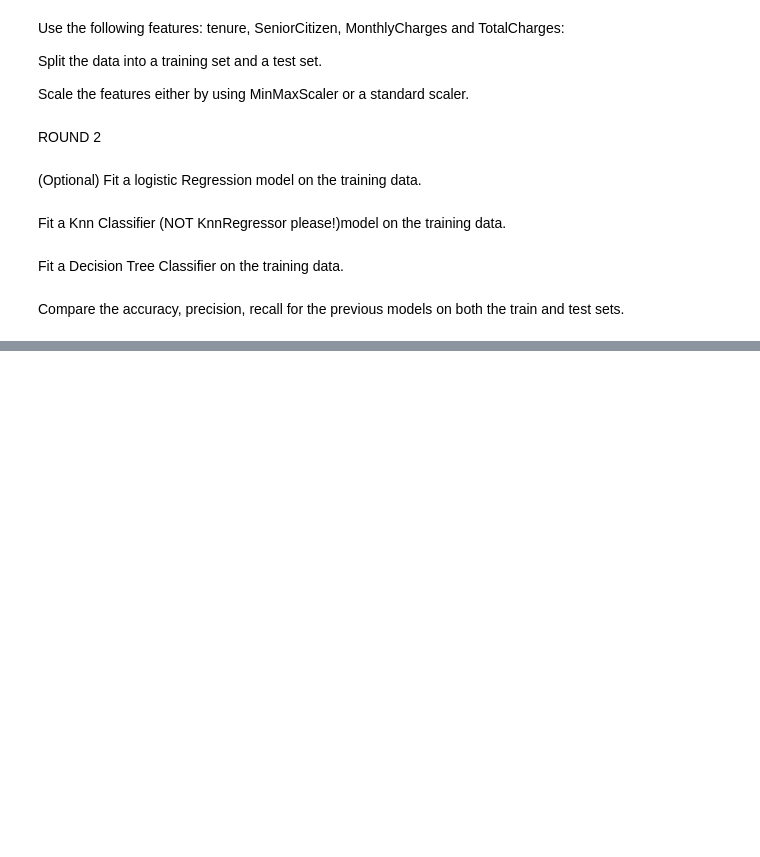
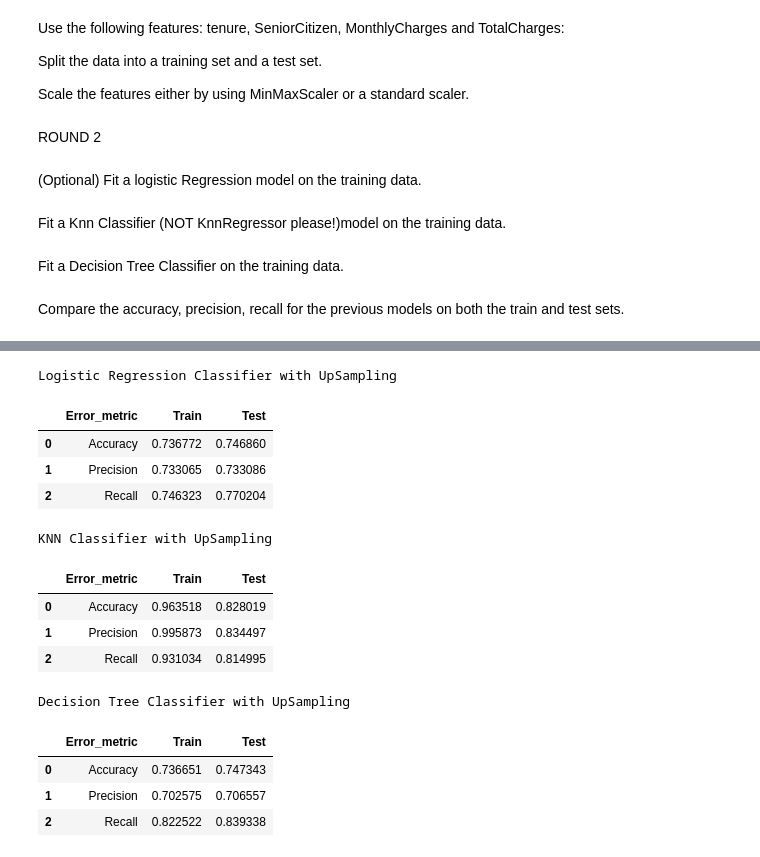
Before and after one commit to JonathonClegg/DAFT_0116, a Jupyter notebook: module_3/LAB Imbalanced Classification Task/main.ipynb, the cells around one changed output, grey strips where cells are left out. Saved outputs shown, nothing was run; the diff lists cells and outputs as text; code cells hidden in the pictures; blank space fills up the shorter version.

```diff
--- a/module_3/LAB Imbalanced Classification Task/main.ipynb
+++ b/module_3/LAB Imbalanced Classification Task/main.ipynb
@@ -204,0 +459,10 @@ display(performance_dt)
+# %%
+X_data = data_up[["tenure", "SeniorCitizen", "MonthlyCharges", "TotalCharges"]]
+y_data = data_up["Churn"]
+
+X_data_train, X_data_test, y_data_train, y_data_test = train_test_split(X_data, y_data, test_size=0.20, random_state=11)
+
+scaler = StandardScaler()
+# transform data
+X_data_train = scaler.fit_transform(X_data_train)
+X_data_test = scaler.transform(X_data_test) #No need to use fit since we should normalize the training set and then use the same normalization steps on the test set
@@ -204,0 +493,51 @@ display(performance_dt)
+# %%
+print("Logistic Regression Classifier with UpSampling")
+performance_log_data = pd.DataFrame({'Error_metric': ['Accuracy','Precision','Recall'],
+                               'Train': [accuracy_score(y_data_train, log_y_pred_train_data),
+                                         precision_score(y_data_train, log_y_pred_train_data, pos_label='1'),
+                                         recall_score(y_data_train, log_y_pred_train_data, pos_label='1')],
+                               'Test': [accuracy_score(y_data_test, log_y_pred_test_data),
+                                        precision_score(y_data_test, log_y_pred_test_data, pos_label='1'),
+                                        recall_score(y_data_test, log_y_pred_test_data, pos_label='1')]})
+
+display(performance_log_data)
+
+print("\nKNN Classifier with UpSampling")
+
+performance_knn_data = pd.DataFrame({'Error_metric': ['Accuracy','Precision','Recall'],
+                               'Train': [accuracy_score(y_data_train, knn_y_pred_train_data),
+                                         precision_score(y_data_train, knn_y_pred_train_data, pos_label='1'),
+                                         recall_score(y_data_train, knn_y_pred_train_data, pos_label='1')],
+                               'Test': [accuracy_score(y_data_test, knn_y_pred_data),
+                                        precision_score(y_data_test, knn_y_pred_data, pos_label='1'),
+                                        recall_score(y_data_test, knn_y_pred_data, pos_label='1')]})
+
+display(performance_knn_data)
+
+print("\nDecision Tree Classifier with UpSampling")
+
+performance_dt_data = pd.DataFrame({'Error_metric': ['Accuracy','Precision','Recall'],
+                               'Train': [accuracy_score(y_data_train, y_pred_train_dt_data),
+                                         precision_score(y_data_train, y_pred_train_dt_data, pos_label='1'),
+                                         recall_score(y_data_train, y_pred_train_dt_data, pos_label='1')],
+                               'Test': [accuracy_score(y_data_test, y_pred_test_dt_data),
+                                        precision_score(y_data_test, y_pred_test_dt_data, pos_label='1'),
+                                        recall_score(y_data_test, y_pred_test_dt_data, pos_label='1')]})
+
+display(performance_dt_data)
+# %% [output]
+Logistic Regression Classifier with UpSampling
+|  | Error_metric | Train | Test |
+| 0 | Accuracy | 0.736772 | 0.746860 |
+| 1 | Precision | 0.733065 | 0.733086 |
+| 2 | Recall | 0.746323 | 0.770204 |
+KNN Classifier with UpSampling
+|  | Error_metric | Train | Test |
+| 0 | Accuracy | 0.963518 | 0.828019 |
+| 1 | Precision | 0.995873 | 0.834497 |
+| 2 | Recall | 0.931034 | 0.814995 |
+Decision Tree Classifier with UpSampling
+|  | Error_metric | Train | Test |
+| 0 | Accuracy | 0.736651 | 0.747343 |
+| 1 | Precision | 0.702575 | 0.706557 |
+| 2 | Recall | 0.822522 | 0.839338 |
```
Also changed, not shown: parts of 23 cells of this notebook.
